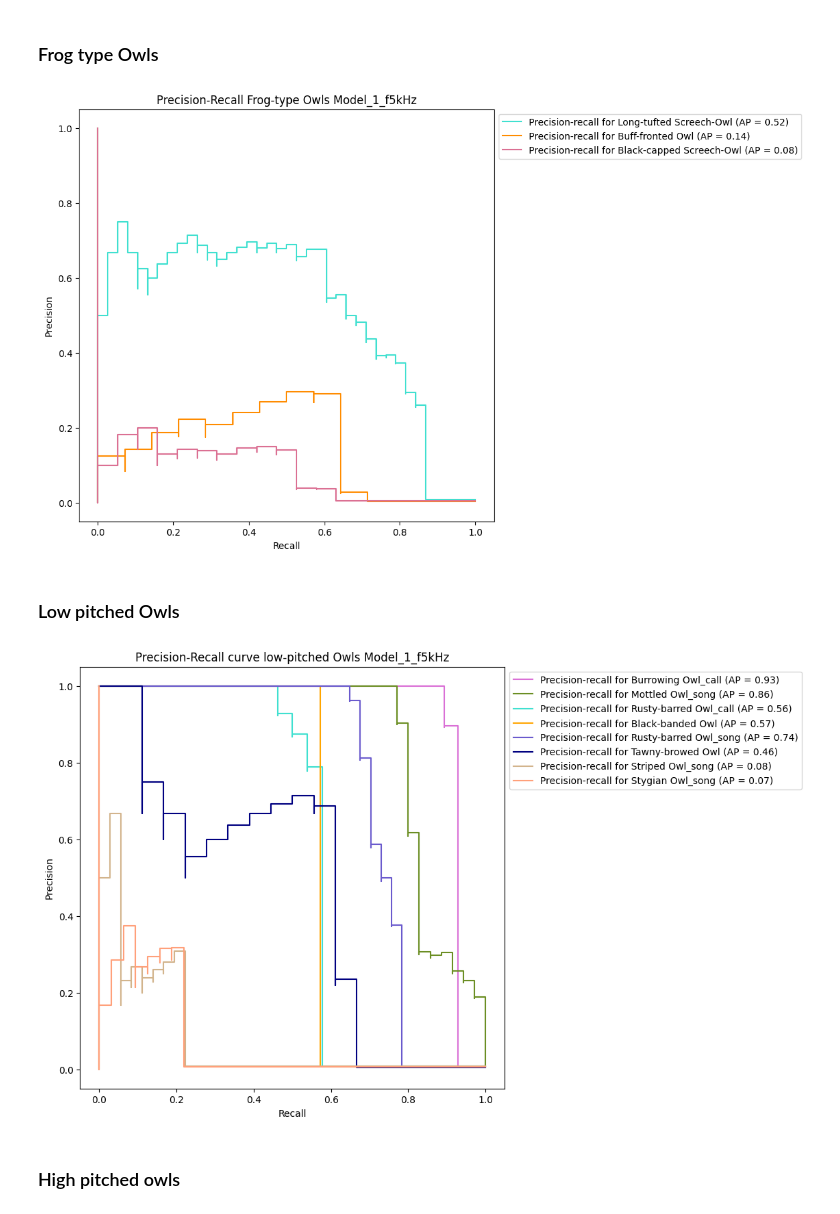
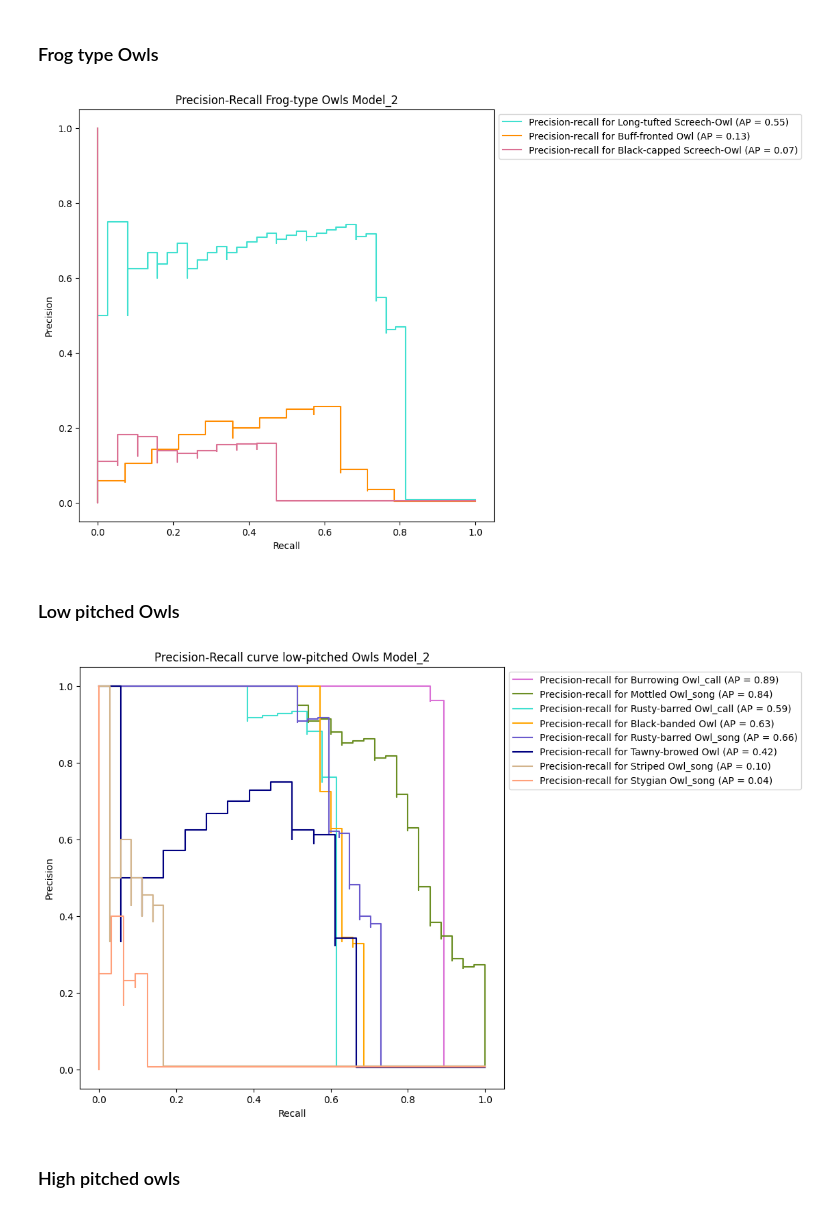
Before and after one commit to agosjuncosa/Retraining-BirdNET_Owls, a Jupyter notebook: AL_BirdNET/Evaluation/Evaluation_macro mAP_BirdNET.ipynb, the cells around one changed output. Drawn from its saved outputs; the diff is of its cells as text; code cells hidden in the pictures.

```diff
--- a/AL_BirdNET/Evaluation/Evaluation_macro mAP_BirdNET.ipynb
+++ b/AL_BirdNET/Evaluation/Evaluation_macro mAP_BirdNET.ipynb
@@ -7,7 +7,7 @@ from sklearn.metrics import average_precision_score
 # %%
 # Paths to the CSV files
 true_labels_path = ('/mnt/d/retraining_BirdNET_2025/model_test/input_ready/one-hot-encoded_validation1.csv')
-predictions_path = ('/mnt/d/retraining_BirdNET_2025/model_test/results/m1_02192025_fmax5kHz/m1_predicted_labels.csv')
+predictions_path = ('/mnt/d/retraining_BirdNET_2025/model_test/results/model_2_0311/m2_predicted_labels.csv')
 # %%
 # Load the DataFrames
 true_labels_df = pd.read_csv(true_labels_path)
@@ -129,13 +129,13 @@ for class_name, class_idx, color in zip(selected_class_names, selected_classes,
 # Add title and legend
 
 
-ax.set_title("Precision-Recall Frog-type Owls Model_1_f5kHz")
+ax.set_title("Precision-Recall Frog-type Owls Model_2")
 ax.legend(loc="upper left", bbox_to_anchor=(1, 1))  # Adjust location to the right of the plot
 
 # Adjust layout to make room for the legend
 plt.tight_layout(rect=[1, 1, 0.75, 2])
 # Save the plot as PNG or JPG
-plt.savefig('/mnt/d/retraining_BirdNET_2025/model_test/results/m1_02192025_fmax5kHz/frog-type-owls_precision_recall_curve.png', format='png', dpi=300, bbox_inches='tight')  # PNG format
+plt.savefig('/mnt/d/retraining_BirdNET_2025/model_test/results/model_2_0311/frog-type-owls_precision_recall_curve.png', format='png', dpi=300, bbox_inches='tight')  # PNG format
 # plt.savefig('precision_recall_curve.jpg', format='jpg', dpi=300)  # JPG format
 
 # Show the plot
@@ -143,7 +143,7 @@ plt.savefig('/mnt/d/retraining_BirdNET_2025/model_test/results/m1_02192025_fmax5
 
 plt.show()
 # %% [output]
-[figure, old version]
+[figure, new version]
 # %% [markdown]
 ### Low pitched Owls
 # %%
@@ -157,36 +157,36 @@ selected_classes = [list(class_names).index(class_name) for class_name in select
 # Setup plot details
 colors = cycle(["orchid", "olivedrab", "turquoise", "orange", "slateblue", "navy",  "tan","lightsalmon"])
 
 # Create the plot
 _, ax = plt.subplots(figsize=(8, 8))
 
 # Plot precision-recall curve for each selected class
 for class_name, class_idx, color in zip(selected_class_names, selected_classes, colors):
     display = PrecisionRecallDisplay(
         recall=recall[class_idx],
         precision=precision[class_idx],
         average_precision=average_precision[class_idx],
     )
     display.plot(ax=ax, name=f"Precision-recall for {class_name}", color=color)
 
 # Add title and legend
 
 
-ax.set_title("Precision-Recall curve low-pitched Owls Model_1_f5kHz")
+ax.set_title("Precision-Recall curve low-pitched Owls Model_2")
 ax.legend(loc="upper left", bbox_to_anchor=(1, 1))  # Adjust location to the right of the plot
 
 # Adjust layout to make room for the legend
 plt.tight_layout(rect=[1, 1, 0.75, 2])
 # Save the plot as PNG or JPG
-plt.savefig('/mnt/d/retraining_BirdNET_2025/model_test/results/m1_02192025_fmax5kHz/low-pitched-owls_precision_recall_curve.png', format='png', dpi=300, bbox_inches='tight')  # PNG format
+plt.savefig('/mnt/d/retraining_BirdNET_2025/model_test/results/model_2_0311/low-pitched-owls_precision_recall_curve.png', format='png', dpi=300, bbox_inches='tight')  # PNG format
 # plt.savefig('precision_recall_curve.jpg', format='jpg', dpi=300)  # JPG format
 
 # Show the plot
 
 
 plt.show()
 # %% [output]
-[figure, old version]
+[figure, new version]
 # %% [markdown]
 ### High pitched owls
 # %%
```
Also changed, not shown: parts of 5 cells of this notebook, 10 other files.
